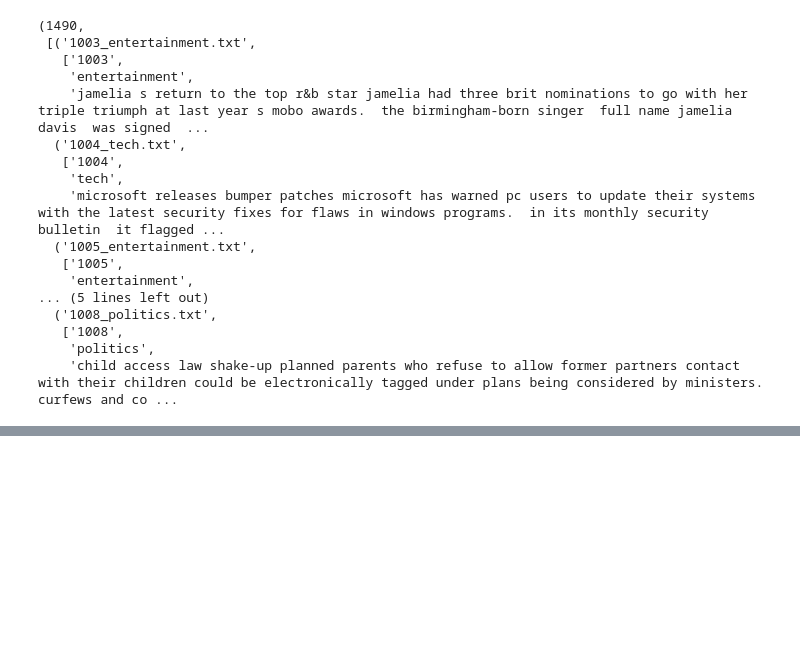
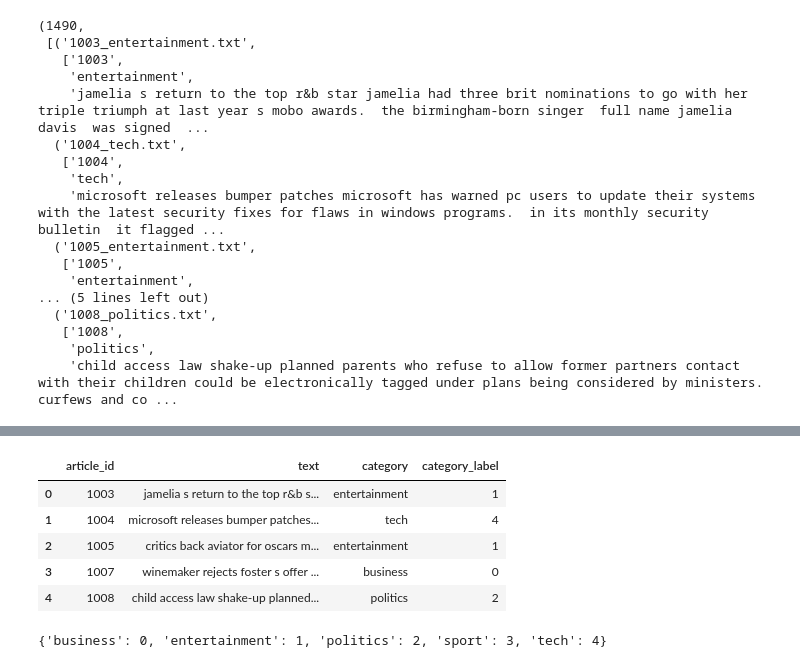
Before and after one commit to HappyBravo/IISc_selectionProblems, a Jupyter notebook: problem2.ipynb, the cells around one changed output, grey strips where cells are left out. Cells and saved outputs as stored; diff of their text form; code cells hidden in the pictures; blank space fills up the shorter version.

```diff
--- a/problem2.ipynb
+++ b/problem2.ipynb
@@ -175,0 +251,16 @@ CSV file with filename - 'bbc_articles.csv' exists !!!
+# %%
+# PROCESSING THE category AND MAKING IT NUMERIC TYPE
+df, label_mapp = process_categories(df)
+df.head()
+# %% [output]
+|  | article_id | text | category | category_label |
+| 0 | 1003 | jamelia s return to the top r&b s... | entertainment | 1 |
+| 1 | 1004 | microsoft releases bumper patches... | tech | 4 |
+| 2 | 1005 | critics back aviator for oscars m... | entertainment | 1 |
+| 3 | 1007 | winemaker rejects foster s offer ... | business | 0 |
+| 4 | 1008 | child access law shake-up planned... | politics | 2 |
+# %%
+# THE DIFFERENT CATEGORIES AND ASSIGNED LABELS
+label_mapp
+# %% [output]
+{'business': 0, 'entertainment': 1, 'politics': 2, 'sport': 3, 'tech': 4}
```
Also changed, not shown: parts of 24 cells of this notebook, 1 other file.
